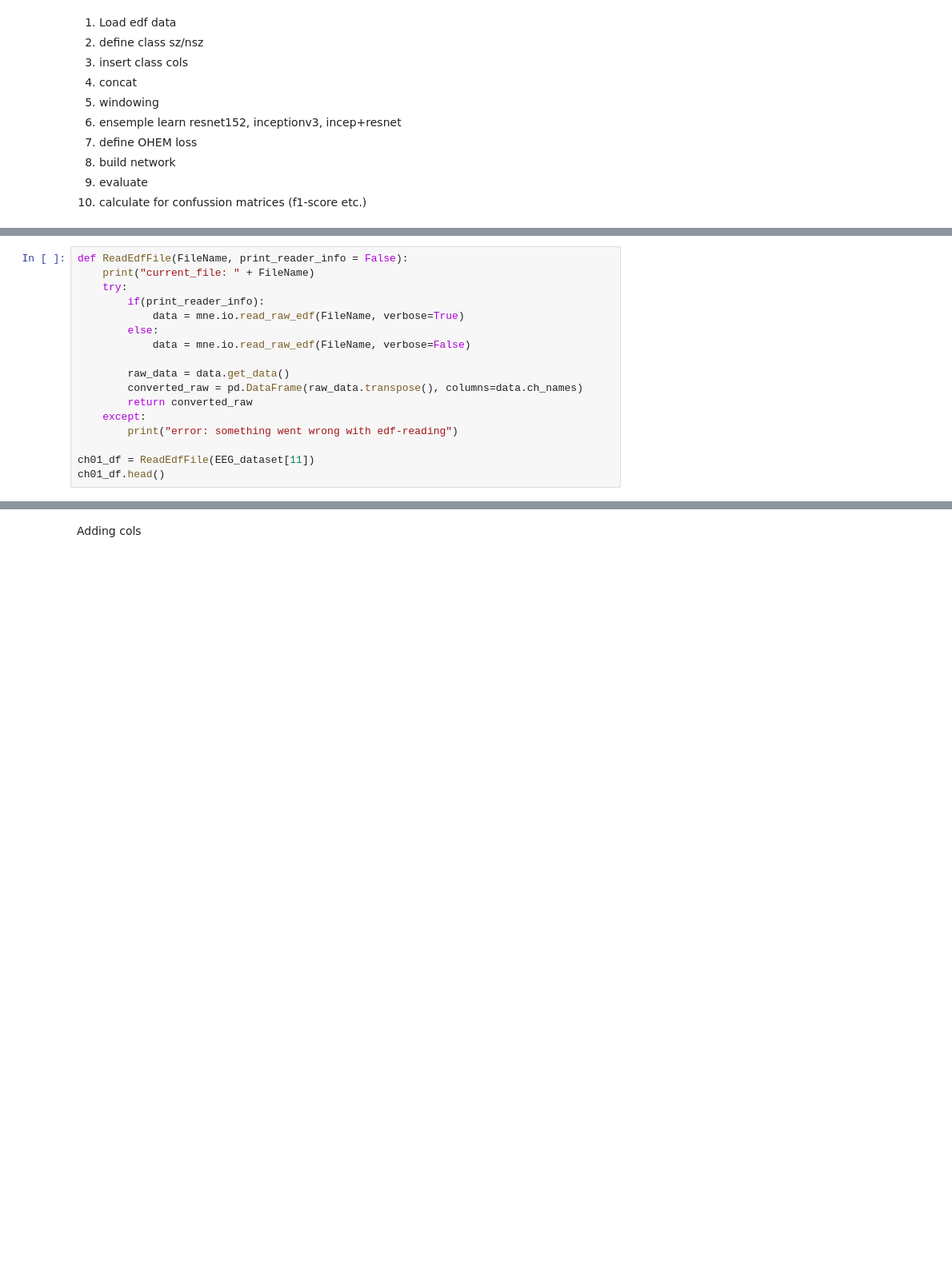
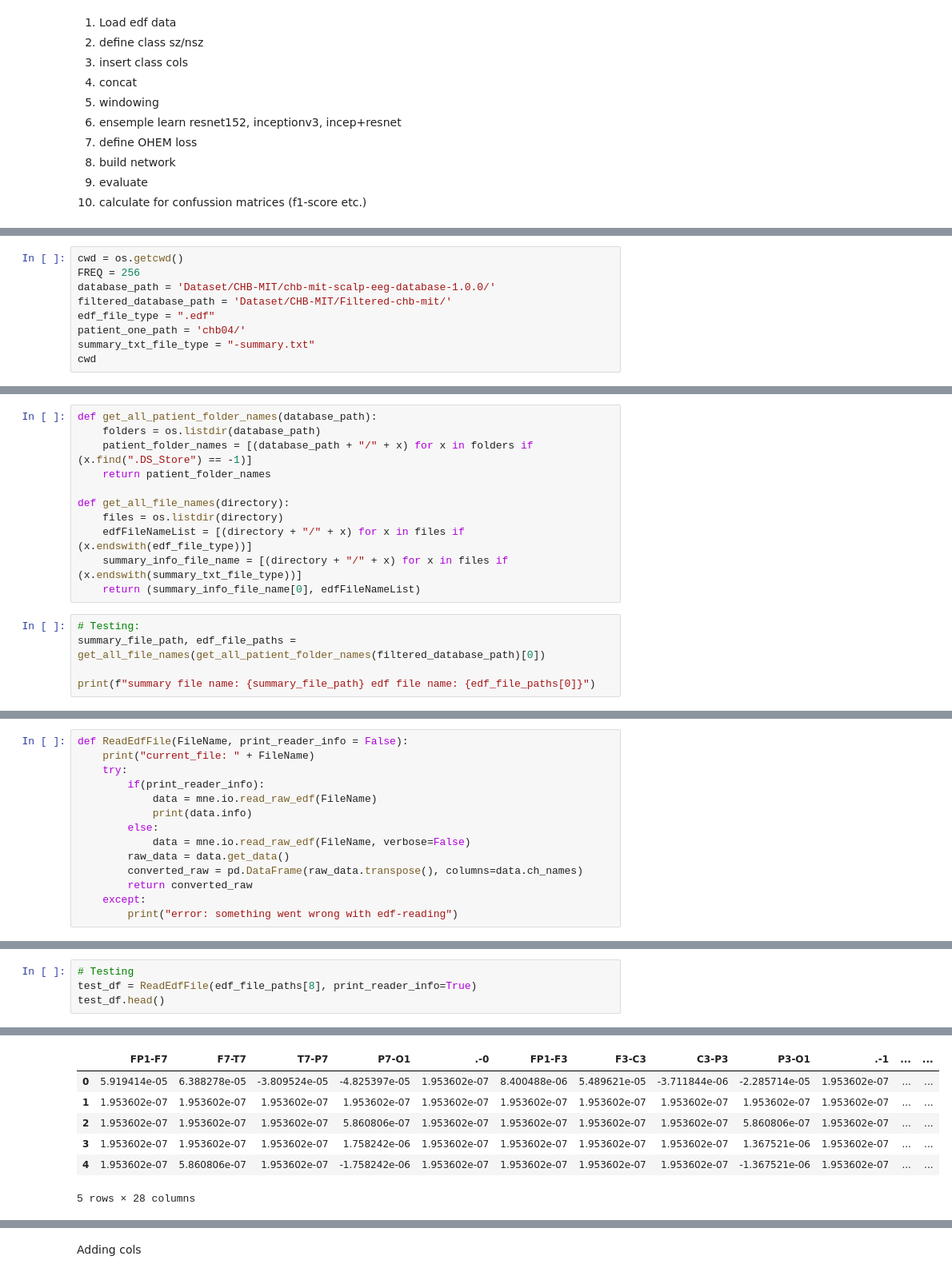
Before and after one commit to nikl1425/DeepLearning_Master, a Jupyter notebook: MIT_CHB_1.ipynb, the cells around one changed output, grey strips where cells are left out. Shown at 80% size. Drawn from its saved outputs; the diff is of its cells as text; blank space fills up the shorter version.

```diff
--- a/MIT_CHB_1.ipynb
+++ b/MIT_CHB_1.ipynb
@@ -81,0 +57,9 @@ Dataset/CHB-MIT/chb-mit-scalp-eeg-database-1.0.0/chb01//chb01_27.edf
+# %%
+cwd = os.getcwd()
+FREQ = 256
+database_path = 'Dataset/CHB-MIT/chb-mit-scalp-eeg-database-1.0.0/'
+filtered_database_path = 'Dataset/CHB-MIT/Filtered-chb-mit/'
+edf_file_type = ".edf"
+patient_one_path = 'chb04/'
+summary_txt_file_type = "-summary.txt"
+cwd
@@ -81,0 +68,16 @@ Dataset/CHB-MIT/chb-mit-scalp-eeg-database-1.0.0/chb01//chb01_27.edf
+# %%
+def get_all_patient_folder_names(database_path):
+    folders = os.listdir(database_path)
+    patient_folder_names = [(database_path + "/" + x) for x in folders if (x.find(".DS_Store") == -1)]
+    return patient_folder_names
+
+def get_all_file_names(directory):
+    files = os.listdir(directory)
+    edfFileNameList = [(directory + "/" + x) for x in files if (x.endswith(edf_file_type))]
+    summary_info_file_name = [(directory + "/" + x) for x in files if (x.endswith(summary_txt_file_type))]
+    return (summary_info_file_name[0], edfFileNameList)
+# %%
+# Testing:
+summary_file_path, edf_file_paths = get_all_file_names(get_all_patient_folder_names(filtered_database_path)[0])
+
+print(f"summary file name: {summary_file_path} edf file name: {edf_file_paths[0]}")
@@ -84,15 +88,12 @@ def ReadEdfFile(FileName, print_reader_info = False):
     print("current_file: " + FileName)
     try:
         if(print_reader_info):
-            data = mne.io.read_raw_edf(FileName, verbose=True)
+            data = mne.io.read_raw_edf(FileName)
+            print(data.info)
         else:
             data = mne.io.read_raw_edf(FileName, verbose=False)
-
         raw_data = data.get_data()
         converted_raw = pd.DataFrame(raw_data.transpose(), columns=data.ch_names)
         return converted_raw
     except:
         print("error: something went wrong with edf-reading")
-
-ch01_df = ReadEdfFile(EEG_dataset[11])
-ch01_df.head()
@@ -107,0 +100,5 @@ current_file: Dataset/CHB-MIT/chb-mit-scalp-eeg-database-1.0.0/chb01//chb01_36.e
+# %%
+# Testing
+test_df = ReadEdfFile(edf_file_paths[8], print_reader_info=True)
+test_df.head()
+# %% [output]
@@ -108,2 +122,9 @@ current_file: Dataset/CHB-MIT/chb-mit-scalp-eeg-database-1.0.0/chb01//chb01_36.e
+|  | FP1-F7 | F7-T7 | T7-P7 | P7-O1 | .-0 | FP1-F3 | F3-C3 | C3-P3 | P3-O1 | .-1 | ... | ... |
+| 0 | 5.919414e-05 | 6.388278e-05 | -3.809524e-05 | -4.825397e-05 | 1.953602e-07 | 8.400488e-06 | 5.489621e-05 | -3.711844e-06 | -2.285714e-05 | 1.953602e-07 | ... | ... |
+| 1 | 1.953602e-07 | 1.953602e-07 | 1.953602e-07 | 1.953602e-07 | 1.953602e-07 | 1.953602e-07 | 1.953602e-07 | 1.953602e-07 | 1.953602e-07 | 1.953602e-07 | ... | ... |
+| 2 | 1.953602e-07 | 1.953602e-07 | 1.953602e-07 | 5.860806e-07 | 1.953602e-07 | 1.953602e-07 | 1.953602e-07 | 1.953602e-07 | 5.860806e-07 | 1.953602e-07 | ... | ... |
+| 3 | 1.953602e-07 | 1.953602e-07 | 1.953602e-07 | 1.758242e-06 | 1.953602e-07 | 1.953602e-07 | 1.953602e-07 | 1.953602e-07 | 1.367521e-06 | 1.953602e-07 | ... | ... |
+| 4 | 1.953602e-07 | 5.860806e-07 | 1.953602e-07 | -1.758242e-06 | 1.953602e-07 | 1.953602e-07 | 1.953602e-07 | 1.953602e-07 | -1.367521e-06 | 1.953602e-07 | ... | ... |
+5 rows × 28 columns
 # %% [markdown]
 ## Memory Usage & Loading Time
```
Also changed, not shown: parts of 30 cells of this notebook, 1 other file.
